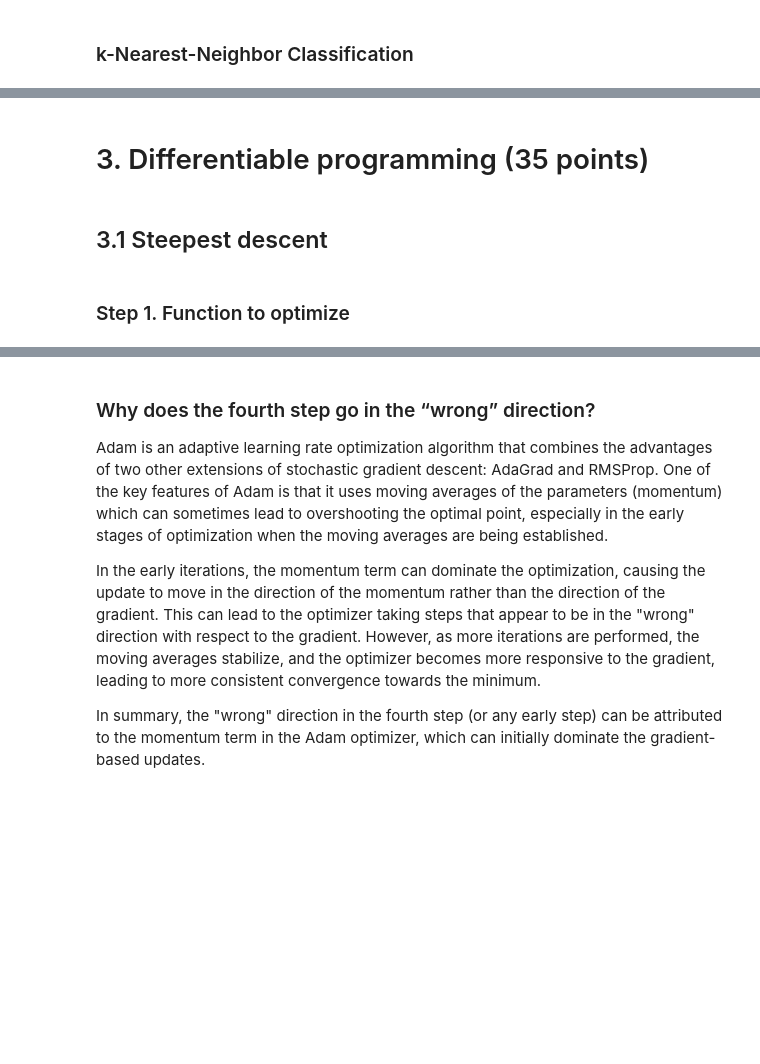
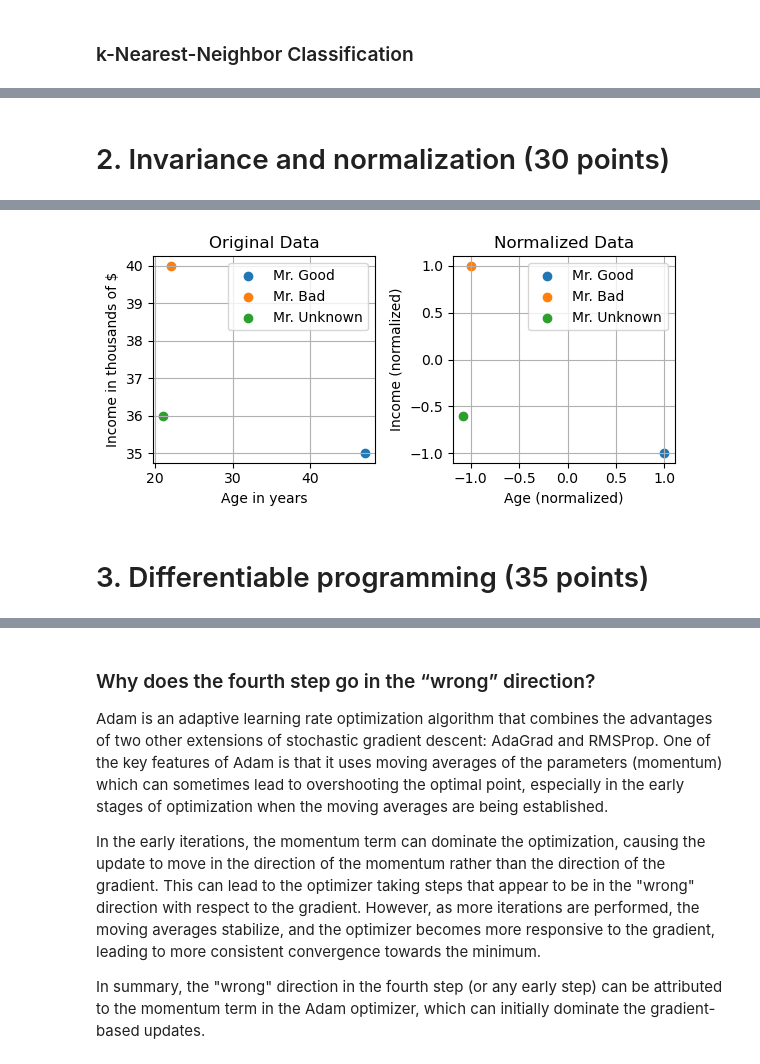
Before and after one commit to henrikdchristensen/DIKU-MLA-A5-Classification-and-DifferentiableProgramming, a Jupyter notebook: notebook.ipynb, the cells around one changed output, grey strips where cells are left out. Cells and saved outputs as stored; diff of their text form; code cells hidden in the pictures; blank space fills up the shorter version.

```diff
--- a/notebook.ipynb
+++ b/notebook.ipynb
@@ -169,0 +254,71 @@ Test: 0.762
+# %% [markdown]
+# 2. Invariance and normalization (30 points)
+# %%
+import numpy as np
+import matplotlib.pyplot as plt
+
+# Original data
+data = {
+    "Mr. Good":     np.array([47, 35]),
+    "Mr. Bad":      np.array([22, 40]),
+    "Mr. Unknown":  np.array([21, 36])
+}
+
+# Calculate means
+mean_x = np.mean([data["Mr. Good"][0], data["Mr. Bad"][0]])
+mean_y = np.mean([data["Mr. Good"][1], data["Mr. Bad"][1]])
+
+print(f"Mean of x: {mean_x}")
+print(f"Mean of y: {mean_y}\n")
+
+# Center the data (zero mean)
+centered_data = {key: value - [mean_x, mean_y] for key, value in data.items()}
+
+for key, value in centered_data.items():
+    print(f"Centered coordinates for {key}: {value}")
+
+# Calculate variances
+var_x = np.var([centered_data["Mr. Good"][0], centered_data["Mr. Bad"][0]])
+var_y = np.var([centered_data["Mr. Good"][1], centered_data["Mr. Bad"][1]])
+
+print(f"\nVariance of x: {var_x}")
+print(f"Variance of y: {var_y}")
+
+# Calculate standard deviations
+std_x = np.sqrt(var_x)
+std_y = np.sqrt(var_y)
+
+print(f"\nStandard deviation of x: {std_x}")
+print(f"Standard deviation of y: {std_y}\n")
+
+# Normalize the data (variance one)
+normalized_data = {key: [value[0]/std_x, value[1]/std_y] for key, value in centered_data.items()}
+
+for key, value in normalized_data.items():
+    print(f"Normalized coordinates for {key}: {value}")
+
+# Plotting
+fig, ax = plt.subplots(1, 2, figsize=(6, 3))
+
+# Original data plot
+for key, value in data.items():
+    ax[0].scatter(value[0], value[1], label=key)
+ax[0].set_title("Original Data")
+ax[0].set_xlabel("Age in years")
+ax[0].set_ylabel("Income in thousands of $")
+ax[0].grid(True)
+ax[0].legend()
+
+# Normalized data plot
+for key, value in normalized_data.items():
+    ax[1].scatter(value[0], value[1], label=key)
+ax[1].set_title("Normalized Data")
+ax[1].set_xlabel("Age (normalized)")
+ax[1].set_ylabel("Income (normalized)")
+ax[1].grid(True)
+ax[1].legend()
+
+plt.tight_layout()
+plt.savefig('output/invariance_and_normalization.png')
+plt.show()
+# %% [output]
@@ -170,4 +341,3 @@ Test: 0.762
+[figure, added]
 # %% [markdown]
 # 3. Differentiable programming (35 points)
-# %% [markdown]
-## 3.1 Steepest descent
@@ -177,2 +343,0 @@ import matplotlib.pyplot as plt
-# %% [markdown]
-### Step 1. Function to optimize
```
Also changed, not shown: parts of 23 cells of this notebook, 8 other files.
